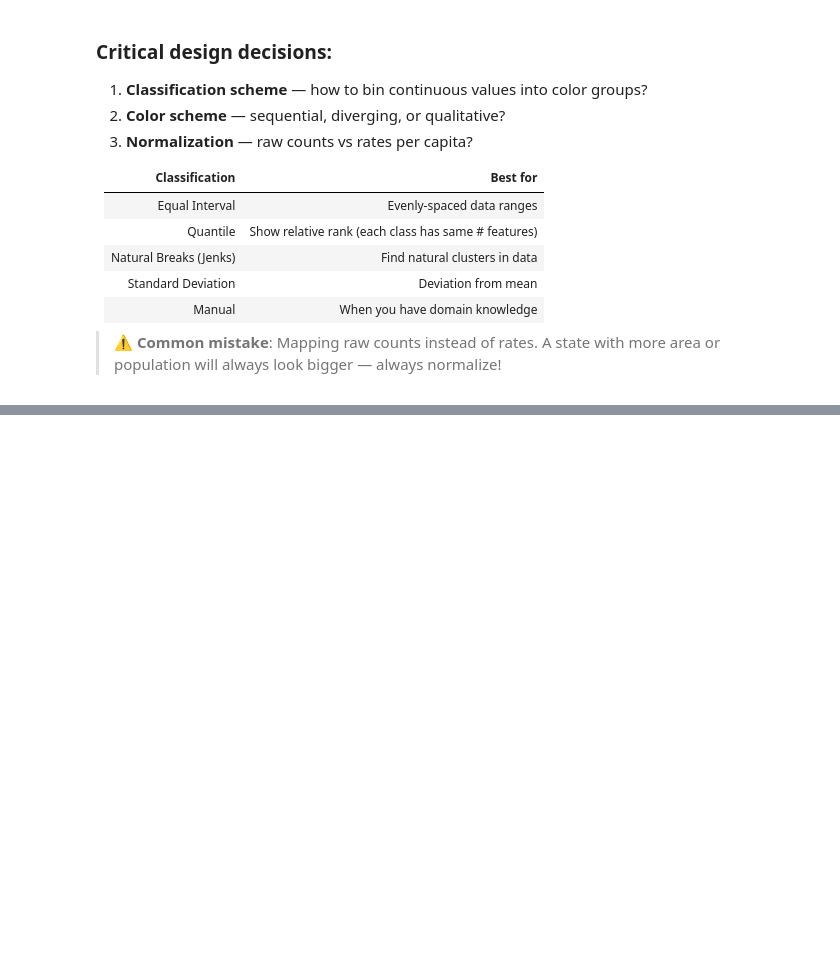
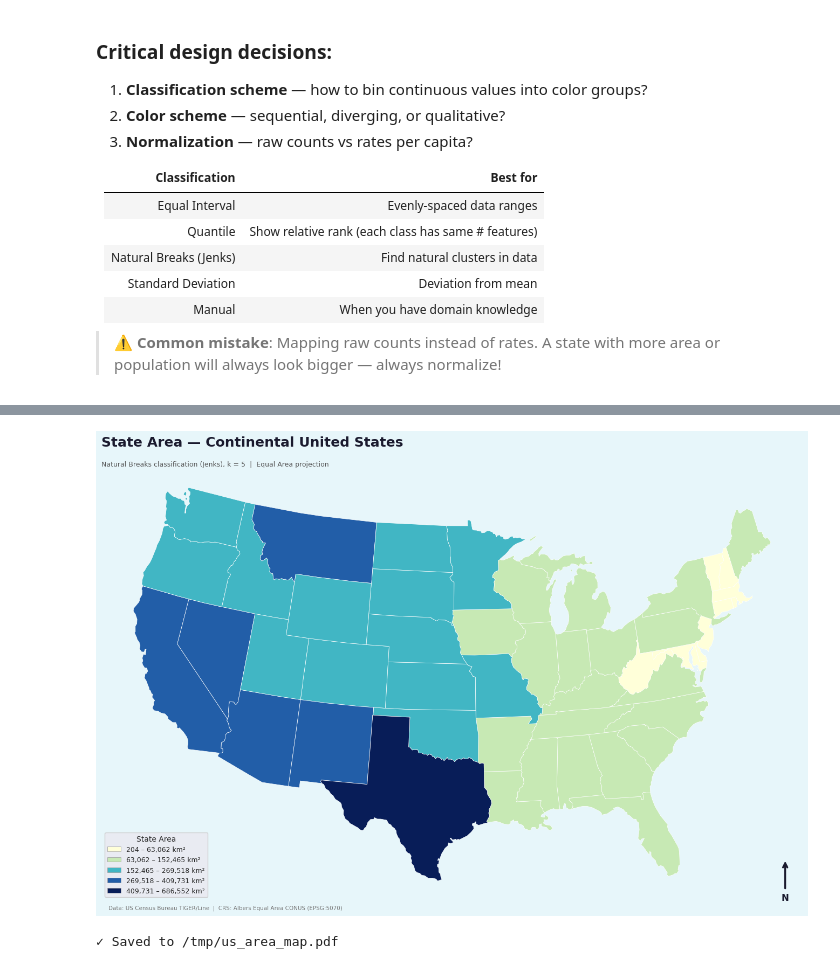
Before and after one commit to ctiwari/DataVizClass, a Jupyter notebook: AdvancedTopics/workshop_Spring2026_Part2.ipynb, the cells around one changed output, grey strips where cells are left out. Drawn from its saved outputs; the diff is of its cells as text; code cells hidden in the pictures; blank space fills up the shorter version.

```diff
--- a/AdvancedTopics/workshop_Spring2026_Part2.ipynb
+++ b/AdvancedTopics/workshop_Spring2026_Part2.ipynb
@@ -693,3 +694,83 @@ Area classification bins (km²):
 [  84387.40115942  218942.14924098  409611.53246862  687157.53882183
  1518955.83797803]
 [interactive output not drawn]
+# %%
+# ── Professional static map — PDF output ─────────────────────────────────────
+import matplotlib.pyplot as plt
+import matplotlib.patches as mpatches
+from matplotlib.colors import BoundaryNorm
+from matplotlib.cm import get_cmap
+
+# ── Data prep ─────────────────────────────────────────────────────────────────
+# Remove non-contiguous states for a clean continental US view
+lower48 = states[~states['name'].isin(['Alaska', 'Hawaii', 'Puerto Rico'])].to_crs("EPSG:5070") # projecting to Albers Equal Area CONUS (EPSG:5070).
+
+# Compute area using the equal-area projection — never measure area in WGS84/lat-lon
+lower48['area_km2'] = lower48.geometry.area / 1e6   # convert m² to km²
+
+# Fit the classifier on lower48 only — Alaska would skew the breaks if included
+classifier = mapclassify.NaturalBreaks(lower48['area_km2'], k=5)
+lower48['area_class'] = classifier.yb   # class labels: 0 (smallest) to 4 (largest).
+# classifier.bins → the class boundaries (upper bounds), used earlier to identify bin edges
+# classifier.yb   → the actual class label (0–4) assigned to each row based on those boundaries
+
+# Build legend labels: [true min, upper bound of class 1, ..., upper bound of class 5]
+# classifier.bins only gives upper bounds, so we prepend the actual minimum
+bin_edges = [lower48['area_km2'].min()] + list(classifier.bins)
+labels = [f'{bin_edges[i]:,.0f} – {bin_edges[i+1]:,.0f} km²' for i in range(5)]
+
+# ── Color setup ───────────────────────────────────────────────────────────────
+# 5 discrete colors from YlGnBu — one color per class (0 through 4)
+cmap = get_cmap('YlGnBu', 5)
+
+# ── Canvas ────────────────────────────────────────────────────────────────────
+fig, ax = plt.subplots(figsize=(14, 9), facecolor="#E7F6FA") # set the facecolor of the figure to match the ocean color for a cohesive look
+ax.set_axis_off()             # hide axis ticks and borders — this is a map, not a chart
+
+# ── Choropleth ────────────────────────────────────────────────────────────────
+lower48.plot(column='area_class', cmap=cmap, linewidth=0.5, edgecolor='white', ax=ax) # makes the choropleth map using the area_class column for coloring,
+# with white borders between states for better visual separation
+
+# ── Title and subtitle ────────────────────────────────────────────────────────
+ax.set_title('State Area — Continental United States',
+             fontsize=18, fontweight='bold', pad=16, loc='left', color='#1a1a2e')
+
+# transform=ax.transAxes means coordinates are in 0–1 axes space, not data space
+ax.text(0.0, 1, 'Natural Breaks classification (Jenks), k = 5  |  Equal Area projection',
+        transform=ax.transAxes, fontsize=9, color='#555555', va='bottom') # this starts at the top left corner of the axes (x=0, y=1) and is anchored at the
+        # bottom of the text (va='bottom') so it sits just below the title.
+
+# ── Legend ────────────────────────────────────────────────────────────────────
+# cmap(i/4) maps class index 0–4 onto the 0–1 colormap range
+patches = [mpatches.Patch(facecolor=cmap(i/4), edgecolor='#999999', # the i/4 is neccessary to map the class labels (0–4) to the 0–1 range of the colormap,
+                          # so class 0 gets cmap(0), class 1 gets cmap(0.25), ..., class 4 gets cmap(1). This is needed because our class labels are integers from 0 to 4,
+                          # but the colormap expects values between 0 and 1 to return a color.
+                           linewidth=0.5, label=labels[i]) for i in range(5)] # create a list of Patch objects for the legend, where each patch corresponds to
+                                                                              # a class with its color and label.
+ax.legend(handles=patches, title='State Area', title_fontsize=10,
+          fontsize=9, loc='lower left', framealpha=0.9, edgecolor='#cccccc')
+
+# ── North arrow ────────────────────────────────────────────────────────────────
+# inset_axes carves out a small sub-plot inside ax: [x, y, width, height] in 0–1 space
+ax_n = ax.inset_axes([0.95, 0.0, 0.05, 0.10])
+
+# annotate draws an arrow FROM xytext (tail) TO xy (head) — empty string = no text label
+ax_n.annotate('', xy=(0.5, 0.95), xytext=(0.5, 0.25),
+              arrowprops=dict(arrowstyle='->', color='#1a1a2e', lw=2.5))
+
+# 'N' label sits BELOW the tail so it doesn't overlap the arrow shaft. The (0.5, 0.25) centers it horizontally and places it below the tail of the arrow.
+ax_n.text(0.5, 0.0, 'N', ha='center', fontsize=12, fontweight='bold', color='#1a1a2e') # You can reduce or increase 0.25 to move the 'N' label further down or closer to the arrow.
+ax_n.set_xlim(0, 1);  ax_n.set_ylim(0, 1);  ax_n.set_axis_off()
+
+# ── Source note ───────────────────────────────────────────────────────────────
+ax.text(0.01, -0.01,
+        'Data: US Census Bureau TIGER/Line  |  CRS: Albers Equal Area CONUS (EPSG:5070)',
+        transform=ax.transAxes, fontsize=7.5, color='#777777', va='top')
+
+plt.tight_layout()
+plt.savefig('/tmp/us_area_map.pdf', dpi=150, bbox_inches='tight')
+plt.show()
+print("✓ Saved to /tmp/us_area_map.pdf")
+# %% [output]
+[figure, added]
+✓ Saved to /tmp/us_area_map.pdf
```
Also changed, not shown: parts of 3 cells of this notebook.
